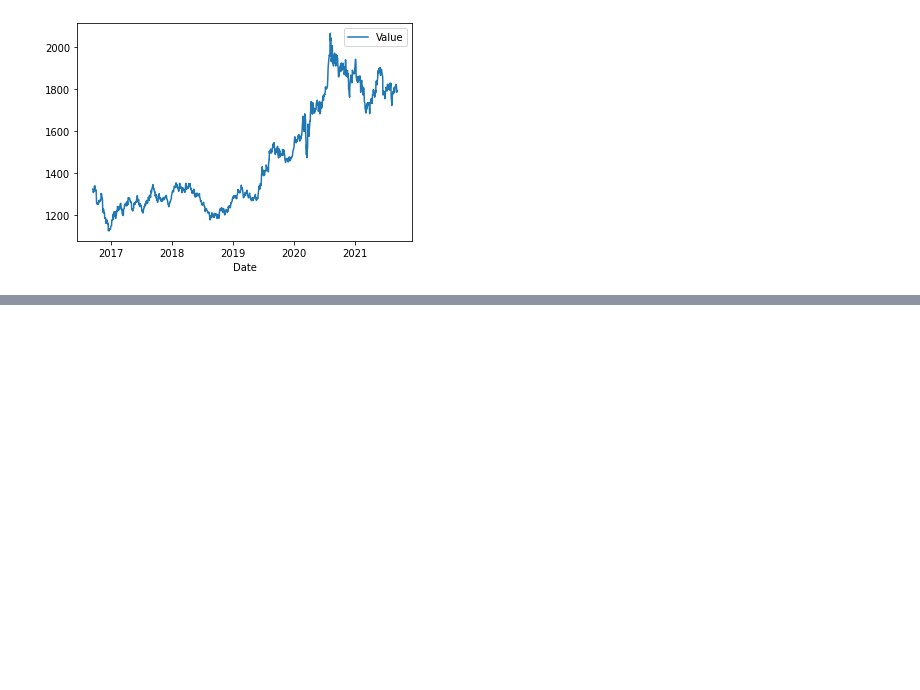
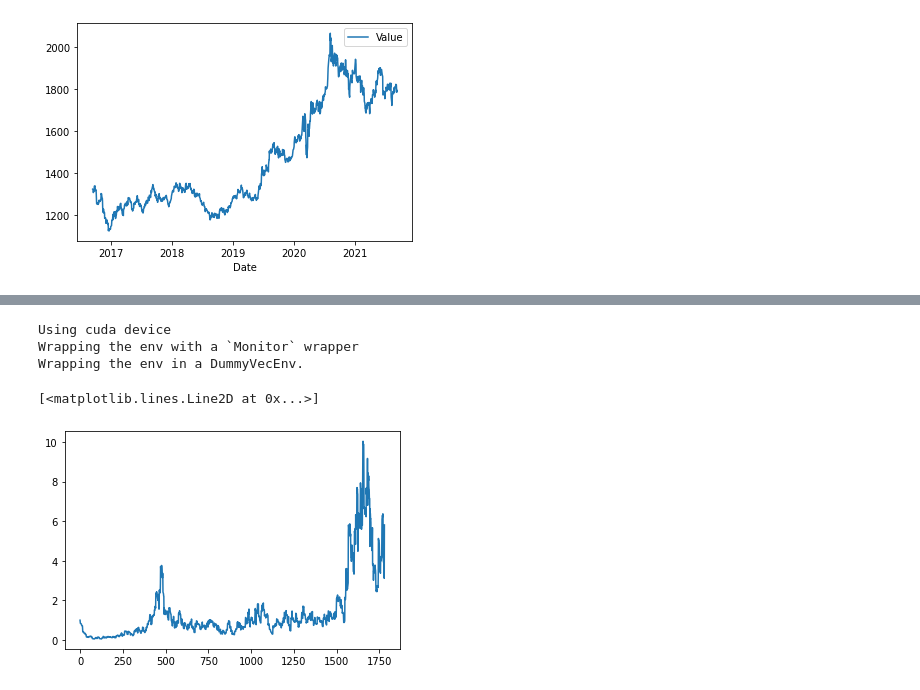
Before and after one commit to 1007210276/2022MCM, a Jupyter notebook: model/model.ipynb, the cells around one changed output, grey strips where cells are left out. Cells and saved outputs as stored; diff of their text form; code cells hidden in the pictures; blank space fills up the shorter version.

```diff
--- a/model/model.ipynb
+++ b/model/model.ipynb
@@ -121,0 +131,37 @@ s
+# %%
+
+
+# The noise objects for DDPG
+n_actions = env.action_space.shape[-1]
+# action_noise = NormalActionNoise(mean=np.zeros(n_actions), sigma=0.1 * np.ones(n_actions))
+
+model = PPO("MlpPolicy", env, verbose=1)
+model.learn(total_timesteps=100000, log_interval=20)
+model.save("ddpg_pendulum")
+env = model.get_env()
+# %% [output]
+Using cuda device
+Wrapping the env with a `Monitor` wrapper
+Wrapping the env in a DummyVecEnv.
+# %%
+
+del model # remove to demonstrate saving and loading
+
+model = PPO.load("ddpg_pendulum")
+
+obs = env.reset()
+rewardss = []
+while True:
+    action, _states = model.predict(obs)
+    obs, rewards, dones, info = env.step(action)
+    if dones:
+        break
+    rewardss.append(rewards)
+
+r = np.array(rewardss)
+r = r.cumsum()
+
+plt.plot(np.exp(r))
+# %% [output]
+[<matplotlib.lines.Line2D at 0x...>]
+[figure, added]
```
Also changed, not shown: parts of 12 cells of this notebook, 2 other files.
